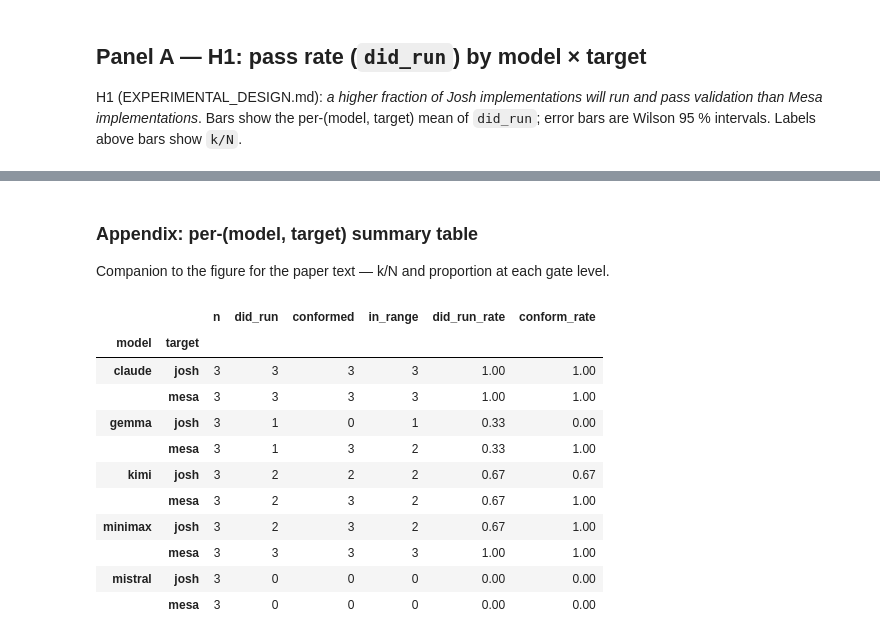
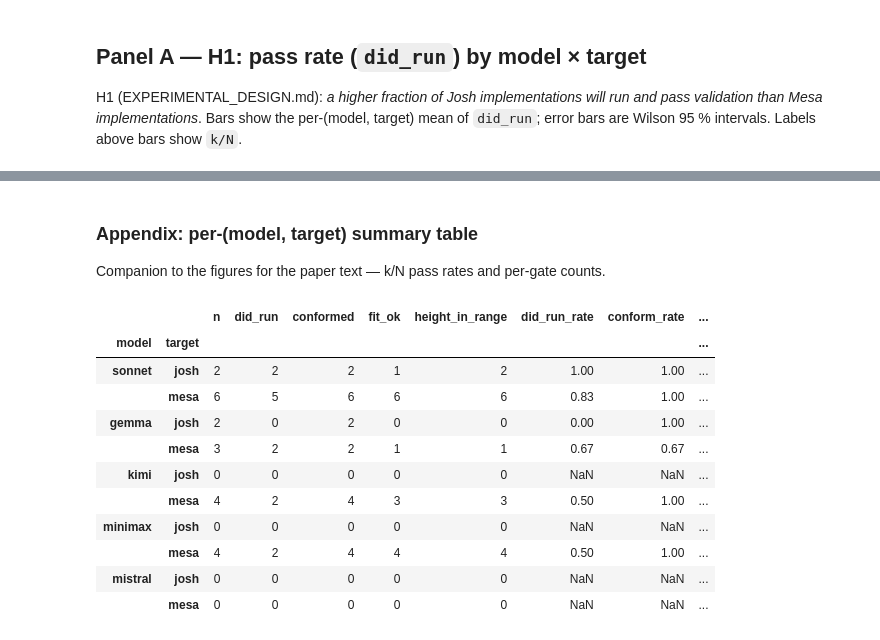
Before and after one commit to SchmidtDSE/josh-llm-experiment, a Jupyter notebook: analysis/headline.ipynb, the cells around one changed output, grey strips where cells are left out. Cells and saved outputs as stored; diff of their text form; code cells hidden in the pictures.

```diff
--- a/analysis/headline.ipynb
+++ b/analysis/headline.ipynb
@@ -34,8 +45,11 @@ plt.rcParams.update({
 # %%
 # Panel-scope config. Adjust to your batch.
 AGGREGATED = Path('aggregated.csv')
-BATCH_FILTER = None              # e.g. ['batch-overnight-20260520-i1', ...] to scope; None = all
-MODEL_ORDER  = ['claude', 'gemma', 'kimi', 'minimax', 'mistral']
+# Default to the mini-headline batch + its retry once that lands.
+BATCH_FILTER = ['minihl-20260521', 'minihl-20260521-retry']
+# Headline panel as of 2026-05-21 (config/models.yaml). `claude` (opus)
+# is available for sensitivity runs but isn't part of the current panel.
+MODEL_ORDER  = ['sonnet', 'gemma', 'kimi', 'minimax', 'mistral']
 TARGET_ORDER = ['josh', 'mesa']
 TARGET_COLORS = {'josh': '#2b8cbe', 'mesa': '#e34a33'}
 OUT_DIR = Path('figures')
@@ -74,17 +88,17 @@ def cascade_level(row) -> int:
     """Furthest gate the cell reached. Mutually exclusive levels 0..3:
        0 = no target conformance
        1 = conformed, did not run cleanly
-       2 = did_run, but height_year10 or occupancy_year10 out of acceptance range
-       3 = did_run AND both spec-parameter gates passed (full pass)
+       2 = did_run, but observed-vs-predicted regression gate failed
+       3 = did_run AND regression_fit_ok (full pass)
     Each cell occupies exactly one level."""
-    if not row.get('target_conformance'):
+    if not bool(row.get('target_conformance')):
         return 0
-    if not row.get('did_run'):
+    if not bool(row.get('did_run')):
         return 1
-    if not (row.get('height_in_range') and row.get('occupancy_in_range')):
+    if not bool(row.get('regression_fit_ok')):
         return 2
     return 3
 
 df['cascade_level'] = df.apply(cascade_level, axis=1)
-df[['model','target','target_conformance','did_run','height_in_range','occupancy_in_range','cascade_level']].head()
+df[['model','target','target_conformance','did_run','regression_fit_ok','cascade_level']].head()
 # %% [output]
@@ -728,29 +661,32 @@ mistral josh       0        0   3    ✗✗✗
 # %% [markdown]
 ### Appendix: per-(model, target) summary table
 
-Companion to the figure for the paper text — k/N and proportion at each gate level.
+Companion to the figures for the paper text — k/N pass rates and per-gate
+counts.
 # %%
 tbl = (df.groupby(['model', 'target'])
          .agg(n=('did_run', 'size'),
               did_run=('did_run', 'sum'),
               conformed=('target_conformance', 'sum'),
-              in_range=('height_in_range', 'sum'))
+              fit_ok=('regression_fit_ok', 'sum'),
+              height_in_range=('height_in_range', 'sum'))
          .reindex(index=pd.MultiIndex.from_product([MODEL_ORDER, TARGET_ORDER],
                                                     names=['model', 'target']),
                   fill_value=0))
 tbl['did_run_rate'] = (tbl['did_run'] / tbl['n']).round(2)
 tbl['conform_rate'] = (tbl['conformed'] / tbl['n']).round(2)
+tbl['fit_ok_rate']  = (tbl['fit_ok']  / tbl['n']).round(2)
 tbl
 # %% [output]
-|  |  | n | did_run | conformed | in_range | did_run_rate | conform_rate |
-| model | target |  |  |  |  |  |  |
-| claude | josh | 3 | 3 | 3 | 3 | 1.00 | 1.00 |
-|  | mesa | 3 | 3 | 3 | 3 | 1.00 | 1.00 |
-| gemma | josh | 3 | 1 | 0 | 1 | 0.33 | 0.00 |
-|  | mesa | 3 | 1 | 3 | 2 | 0.33 | 1.00 |
-| kimi | josh | 3 | 2 | 2 | 2 | 0.67 | 0.67 |
-|  | mesa | 3 | 2 | 3 | 2 | 0.67 | 1.00 |
-| minimax | josh | 3 | 2 | 3 | 2 | 0.67 | 1.00 |
-|  | mesa | 3 | 3 | 3 | 3 | 1.00 | 1.00 |
-| mistral | josh | 3 | 0 | 0 | 0 | 0.00 | 0.00 |
-|  | mesa | 3 | 0 | 0 | 0 | 0.00 | 0.00 |
+|  |  | n | did_run | conformed | fit_ok | height_in_range | did_run_rate | conform_rate | ... |
+| model | target |  |  |  |  |  |  |  | ... |
+| sonnet | josh | 2 | 2 | 2 | 1 | 2 | 1.00 | 1.00 | ... |
+|  | mesa | 6 | 5 | 6 | 6 | 6 | 0.83 | 1.00 | ... |
+| gemma | josh | 2 | 0 | 2 | 0 | 0 | 0.00 | 1.00 | ... |
+|  | mesa | 3 | 2 | 2 | 1 | 1 | 0.67 | 0.67 | ... |
+| kimi | josh | 0 | 0 | 0 | 0 | 0 | NaN | NaN | ... |
+|  | mesa | 4 | 2 | 4 | 3 | 3 | 0.50 | 1.00 | ... |
+| minimax | josh | 0 | 0 | 0 | 0 | 0 | NaN | NaN | ... |
+|  | mesa | 4 | 2 | 4 | 4 | 4 | 0.50 | 1.00 | ... |
+| mistral | josh | 0 | 0 | 0 | 0 | 0 | NaN | NaN | ... |
+|  | mesa | 0 | 0 | 0 | 0 | 0 | NaN | NaN | ... |
```
Also changed, not shown: parts of 28 cells of this notebook, 1 other file.
